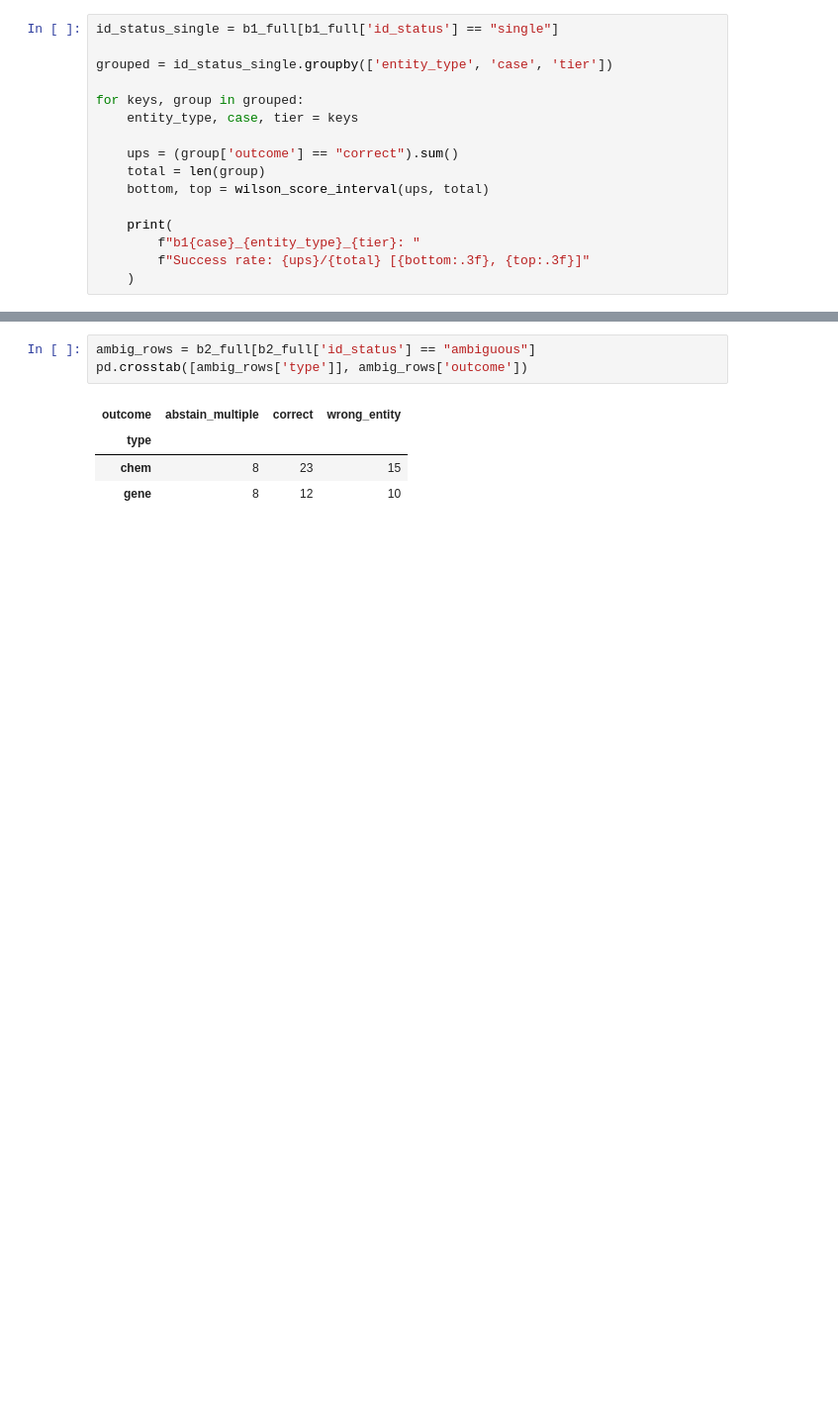
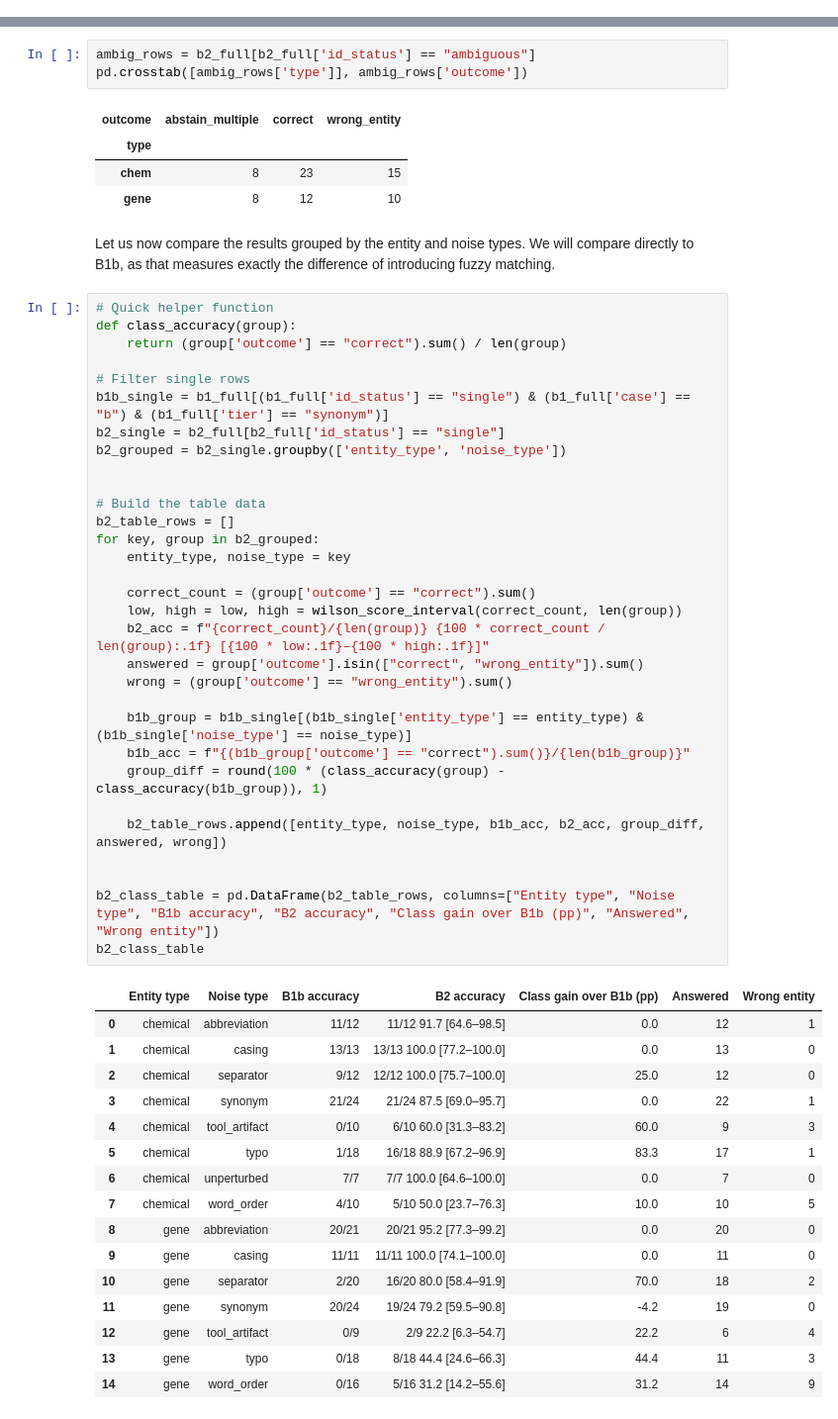
Before and after one commit to mathiashusted/local-entity-normalization, a Jupyter notebook: scripts/baseline/baseline_evaluation.ipynb, the cells around one changed output, grey strips where cells are left out. Shown at 99% size. Drawn from its saved outputs; the diff is of its cells as text; blank space fills up the shorter version.

```diff
--- a/scripts/baseline/baseline_evaluation.ipynb
+++ b/scripts/baseline/baseline_evaluation.ipynb
@@ -161,19 +161,3 @@ def wilson_score_interval(ups, total, z=1.96): # z=1.96 -> Calculate the 95% con
     center = (p + z**2 / (2 * total)) / denominator
     half_w = z * math.sqrt(p * (1 - p) / total + z**2 / (4 * total**2)) / denominator
     return (max(0.0, center - half_w), min(1.0, center + half_w))
-# %%
-id_status_single = b1_full[b1_full['id_status'] == "single"]
-
-grouped = id_status_single.groupby(['entity_type', 'case', 'tier'])
-
-for keys, group in grouped:
-    entity_type, case, tier = keys
-
-    ups = (group['outcome'] == "correct").sum()
-    total = len(group)
-    bottom, top = wilson_score_interval(ups, total)
-
-    print(
-        f"b1{case}_{entity_type}_{tier}: "
-        f"Success rate: {ups}/{total} [{bottom:.3f}, {top:.3f}]"
-    )
@@ -440,3 +419,53 @@ pd.crosstab([ambig_rows['type']], ambig_rows['outcome'])
 | type |  |  |  |
 | chem | 8 | 23 | 15 |
 | gene | 8 | 12 | 10 |
+# %% [markdown]
+Let us now compare the results grouped by the entity and noise types. We will compare directly to B1b, as that measures exactly the difference of introducing fuzzy matching.
+# %%
+# Quick helper function
+def class_accuracy(group):
+    return (group['outcome'] == "correct").sum() / len(group)
+
+# Filter single rows
+b1b_single = b1_full[(b1_full['id_status'] == "single") & (b1_full['case'] == "b") & (b1_full['tier'] == "synonym")]
+b2_single = b2_full[b2_full['id_status'] == "single"]
+b2_grouped = b2_single.groupby(['entity_type', 'noise_type'])
+
+
+# Build the table data
+b2_table_rows = []
+for key, group in b2_grouped:
+    entity_type, noise_type = key
+
+    correct_count = (group['outcome'] == "correct").sum()
+    low, high = low, high = wilson_score_interval(correct_count, len(group))
+    b2_acc = f"{correct_count}/{len(group)} {100 * correct_count / len(group):.1f} [{100 * low:.1f}–{100 * high:.1f}]"
+    answered = group['outcome'].isin(["correct", "wrong_entity"]).sum()
+    wrong = (group['outcome'] == "wrong_entity").sum()
+
+    b1b_group = b1b_single[(b1b_single['entity_type'] == entity_type) & (b1b_single['noise_type'] == noise_type)]
+    b1b_acc = f"{(b1b_group['outcome'] == "correct").sum()}/{len(b1b_group)}"
+    group_diff = round(100 * (class_accuracy(group) - class_accuracy(b1b_group)), 1)
+
+    b2_table_rows.append([entity_type, noise_type, b1b_acc, b2_acc, group_diff, answered, wrong])
+
+
+b2_class_table = pd.DataFrame(b2_table_rows, columns=["Entity type", "Noise type", "B1b accuracy", "B2 accuracy", "Class gain over B1b (pp)", "Answered", "Wrong entity"])
+b2_class_table
+# %% [output]
+|  | Entity type | Noise type | B1b accuracy | B2 accuracy | Class gain over B1b (pp) | Answered | Wrong entity |
+| 0 | chemical | abbreviation | 11/12 | 11/12 91.7 [64.6–98.5] | 0.0 | 12 | 1 |
+| 1 | chemical | casing | 13/13 | 13/13 100.0 [77.2–100.0] | 0.0 | 13 | 0 |
+| 2 | chemical | separator | 9/12 | 12/12 100.0 [75.7–100.0] | 25.0 | 12 | 0 |
+| 3 | chemical | synonym | 21/24 | 21/24 87.5 [69.0–95.7] | 0.0 | 22 | 1 |
+| 4 | chemical | tool_artifact | 0/10 | 6/10 60.0 [31.3–83.2] | 60.0 | 9 | 3 |
+| 5 | chemical | typo | 1/18 | 16/18 88.9 [67.2–96.9] | 83.3 | 17 | 1 |
+| 6 | chemical | unperturbed | 7/7 | 7/7 100.0 [64.6–100.0] | 0.0 | 7 | 0 |
+| 7 | chemical | word_order | 4/10 | 5/10 50.0 [23.7–76.3] | 10.0 | 10 | 5 |
+| 8 | gene | abbreviation | 20/21 | 20/21 95.2 [77.3–99.2] | 0.0 | 20 | 0 |
+| 9 | gene | casing | 11/11 | 11/11 100.0 [74.1–100.0] | 0.0 | 11 | 0 |
+| 10 | gene | separator | 2/20 | 16/20 80.0 [58.4–91.9] | 70.0 | 18 | 2 |
+| 11 | gene | synonym | 20/24 | 19/24 79.2 [59.5–90.8] | -4.2 | 19 | 0 |
+| 12 | gene | tool_artifact | 0/9 | 2/9 22.2 [6.3–54.7] | 22.2 | 6 | 4 |
+| 13 | gene | typo | 0/18 | 8/18 44.4 [24.6–66.3] | 44.4 | 11 | 3 |
+| 14 | gene | word_order | 0/16 | 5/16 31.2 [14.2–55.6] | 31.2 | 14 | 9 |
```
Also changed, not shown: parts of 3 cells of this notebook.
